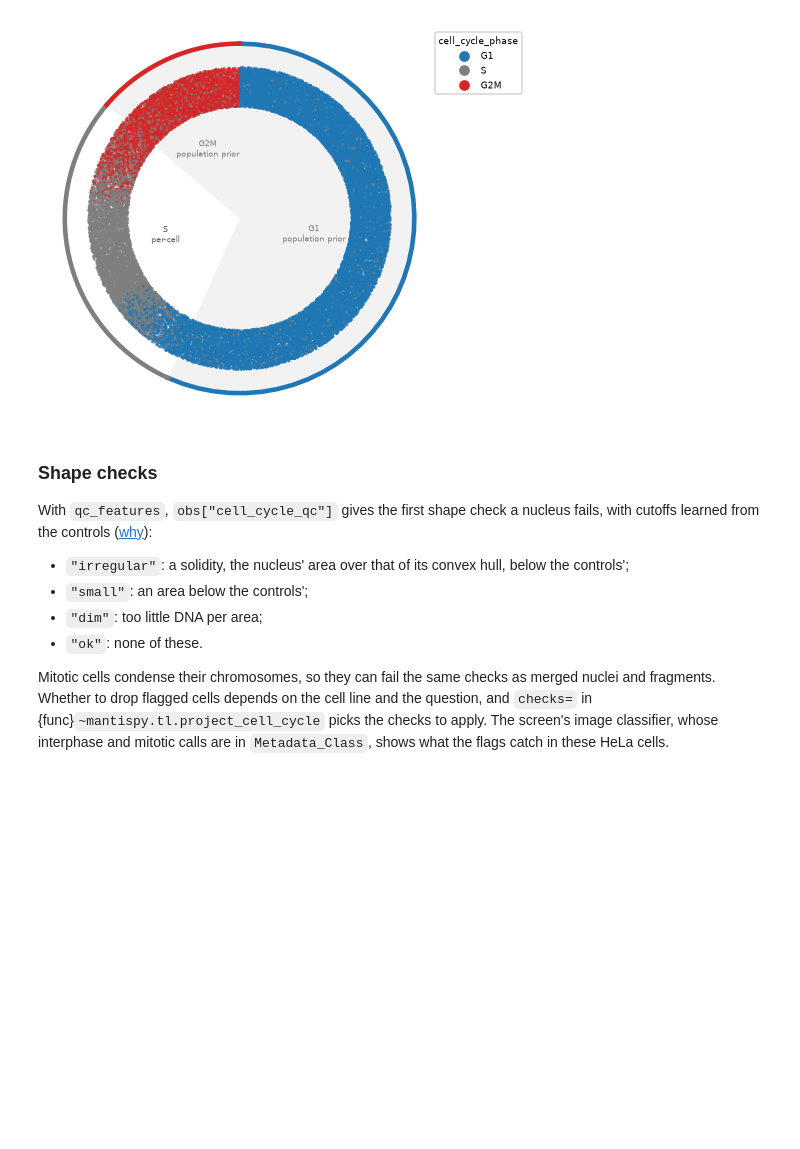
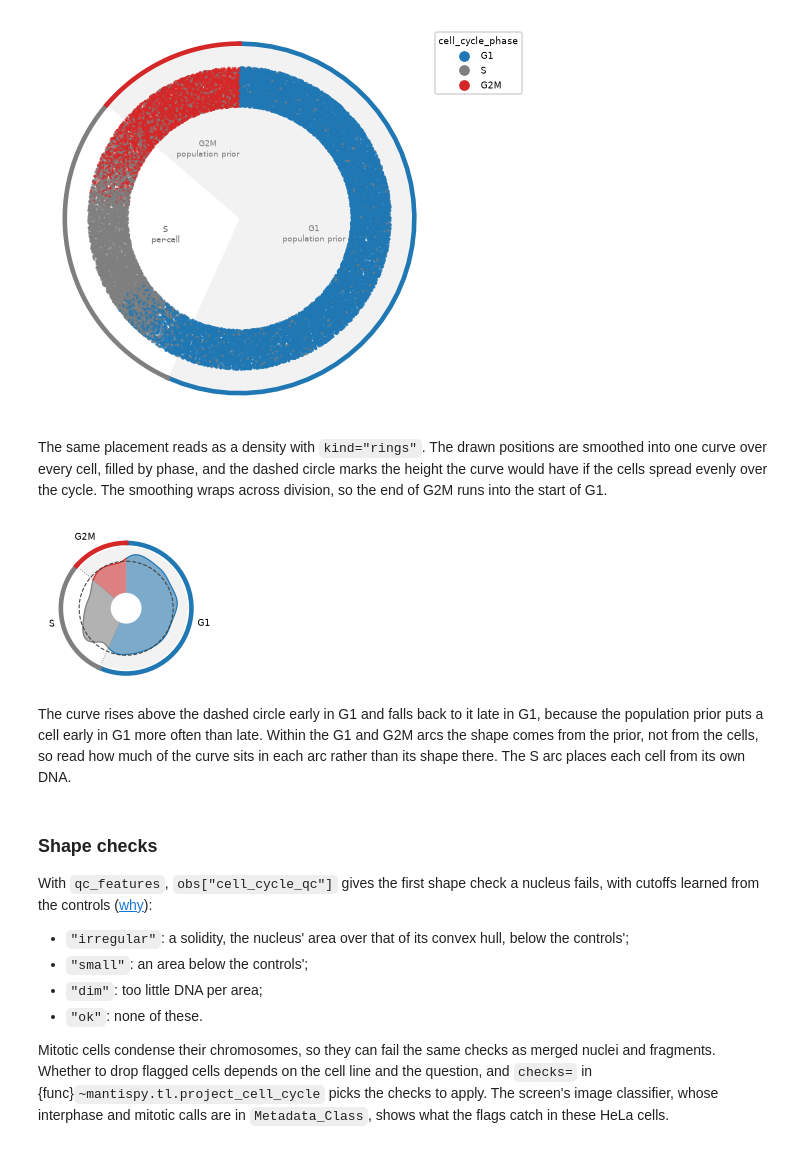
Before and after one commit to scverse/mantispy, a Jupyter notebook: docs/tutorials/single_cells/cell_cycle.ipynb, the cells around one changed output. Saved outputs shown, nothing was run; the diff lists cells and outputs as text; code cells hidden in the pictures; blank space fills up the shorter version.

```diff
--- a/docs/tutorials/single_cells/cell_cycle.ipynb
+++ b/docs/tutorials/single_cells/cell_cycle.ipynb
@@ -186,6 +185,19 @@ G2M arcs are shaded and labeled as the population prior.
 mt.pl.cell_cycle_clock(cells)
 # %% [output]
 [figure]
+# %% [markdown]
+The same placement reads as a density with ``kind="rings"``. The drawn positions are smoothed into one curve over
+every cell, filled by phase, and the dashed circle marks the height the curve would have if the cells spread evenly
+over the cycle. The smoothing wraps across division, so the end of G2M runs into the start of G1.
+# %%
+mt.pl.cell_cycle_clock(cells, kind="rings")
+# %% [output]
+[figure, added]
+# %% [markdown]
+The curve rises above the dashed circle early in G1 and falls back to it late in G1, because the population prior
+puts a cell early in G1 more often than late. Within the G1 and G2M arcs the shape comes from the prior, not from the
+cells, so read how much of the curve sits in each arc rather than its shape there. The S arc places each cell from
+its own DNA.
 # %% [markdown]
 ### Shape checks
 
```
Also changed, not shown: parts of 11 cells of this notebook, 2 other files.
